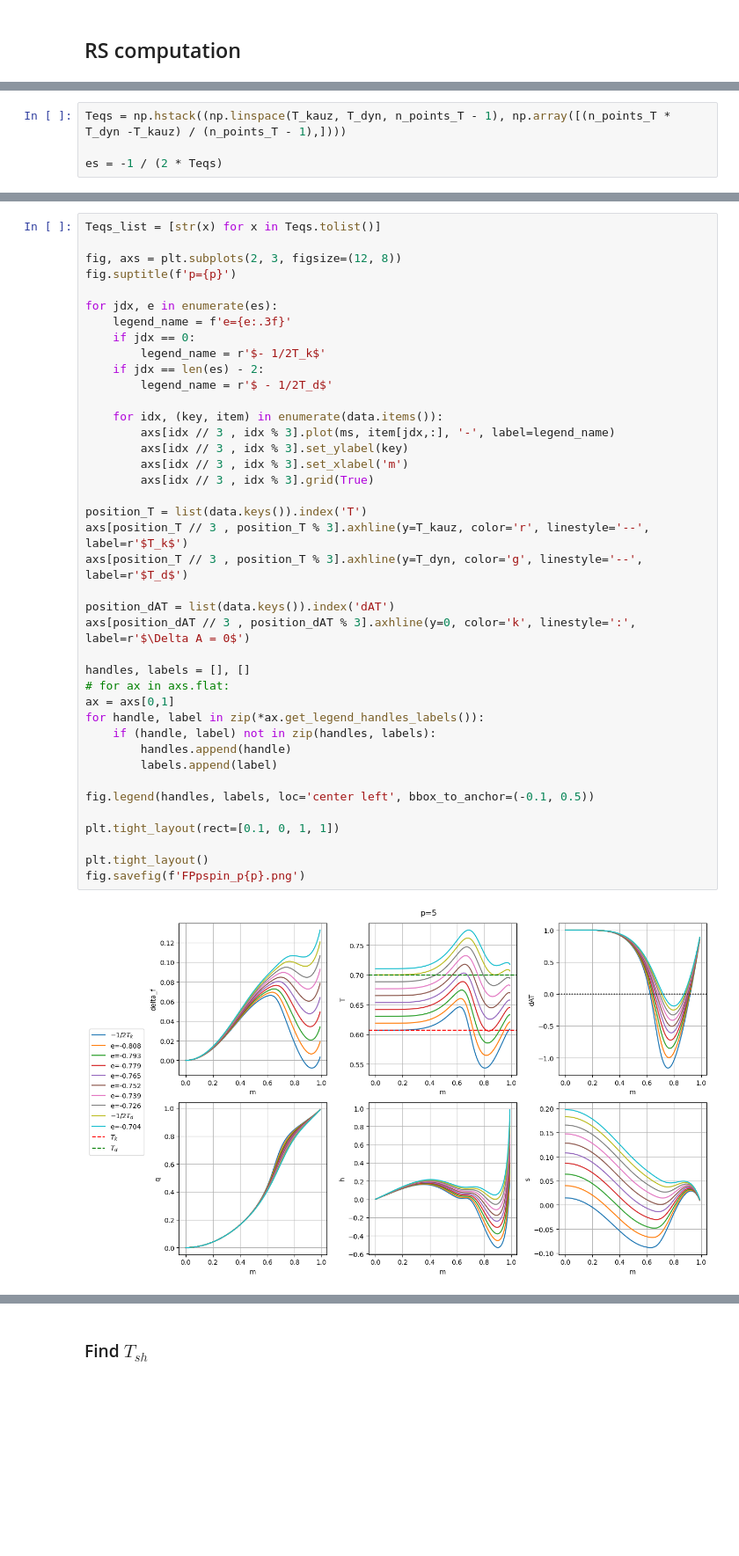
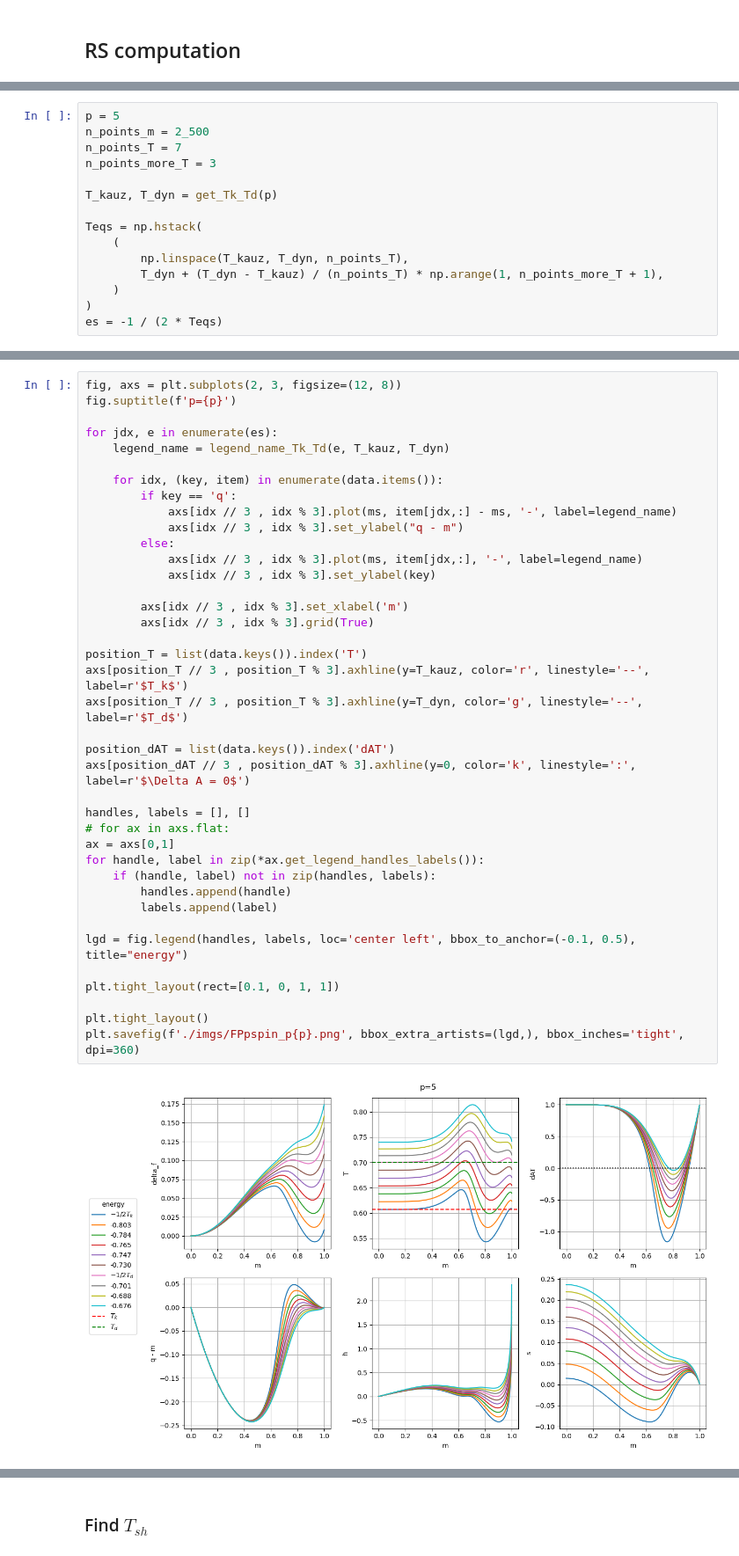
Before and after one commit to mvilucchio/fixed-energy-slice, a Jupyter notebook: RSpspin.ipynb, the cells around one changed output, grey strips where cells are left out. Shown at 88% size. Cells and saved outputs as stored; diff of their text form; blank space fills up the shorter version.

```diff
--- a/RSpspin.ipynb
+++ b/RSpspin.ipynb
@@ -19,5 +18,16 @@ T_kauz, T_dyn = 0.60695, 0.7001
 # %%
-Teqs = np.hstack((np.linspace(T_kauz, T_dyn, n_points_T - 1), np.array([(n_points_T * T_dyn -T_kauz) / (n_points_T - 1),])))
+p = 5
+n_points_m = 2_500
+n_points_T = 7
+n_points_more_T = 3
 
+T_kauz, T_dyn = get_Tk_Td(p)
+
+Teqs = np.hstack(
+    (
+        np.linspace(T_kauz, T_dyn, n_points_T),
+        T_dyn + (T_dyn - T_kauz) / (n_points_T) * np.arange(1, n_points_more_T + 1),
+    )
+)
 es = -1 / (2 * Teqs)
 # %%
@@ -40,42 +70,41 @@ for jdx, e in enumerate(tqdm(es)):
 # %%
-Teqs_list = [str(x) for x in Teqs.tolist()]
-
 fig, axs = plt.subplots(2, 3, figsize=(12, 8))
 fig.suptitle(f'p={p}')
 
 for jdx, e in enumerate(es):
-    legend_name = f'e={e:.3f}'
-    if jdx == 0:
-        legend_name = r'$- 1/2T_k$'
-    if jdx == len(es) - 2:
-        legend_name = r'$ - 1/2T_d$'
+    legend_name = legend_name_Tk_Td(e, T_kauz, T_dyn)
 
     for idx, (key, item) in enumerate(data.items()):
-        axs[idx // 3 , idx % 3].plot(ms, item[jdx,:], '-', label=legend_name)
-        axs[idx // 3 , idx % 3].set_ylabel(key)
+        if key == 'q':
+            axs[idx // 3 , idx % 3].plot(ms, item[jdx,:] - ms, '-', label=legend_name)
+            axs[idx // 3 , idx % 3].set_ylabel("q - m")
+        else:
+            axs[idx // 3 , idx % 3].plot(ms, item[jdx,:], '-', label=legend_name)
+            axs[idx // 3 , idx % 3].set_ylabel(key)
+
         axs[idx // 3 , idx % 3].set_xlabel('m')
         axs[idx // 3 , idx % 3].grid(True)
 
 position_T = list(data.keys()).index('T')
 axs[position_T // 3 , position_T % 3].axhline(y=T_kauz, color='r', linestyle='--', label=r'$T_k$')
 axs[position_T // 3 , position_T % 3].axhline(y=T_dyn, color='g', linestyle='--', label=r'$T_d$')
 
 position_dAT = list(data.keys()).index('dAT')
 axs[position_dAT // 3 , position_dAT % 3].axhline(y=0, color='k', linestyle=':', label=r'$\Delta A = 0$')
 
 handles, labels = [], []
 # for ax in axs.flat:
 ax = axs[0,1]
 for handle, label in zip(*ax.get_legend_handles_labels()):
     if (handle, label) not in zip(handles, labels):
         handles.append(handle)
         labels.append(label)
 
-fig.legend(handles, labels, loc='center left', bbox_to_anchor=(-0.1, 0.5))
+lgd = fig.legend(handles, labels, loc='center left', bbox_to_anchor=(-0.1, 0.5), title="energy")
 
 plt.tight_layout(rect=[0.1, 0, 1, 1])
 
 plt.tight_layout()
-fig.savefig(f'FPpspin_p{p}.png')
+plt.savefig(f'./imgs/FPpspin_p{p}.png', bbox_extra_artists=(lgd,), bbox_inches='tight', dpi=360)
 # %% [output]
-[figure, old version]
+[figure, new version]
```
Also changed, not shown: parts of 41 cells of this notebook.
